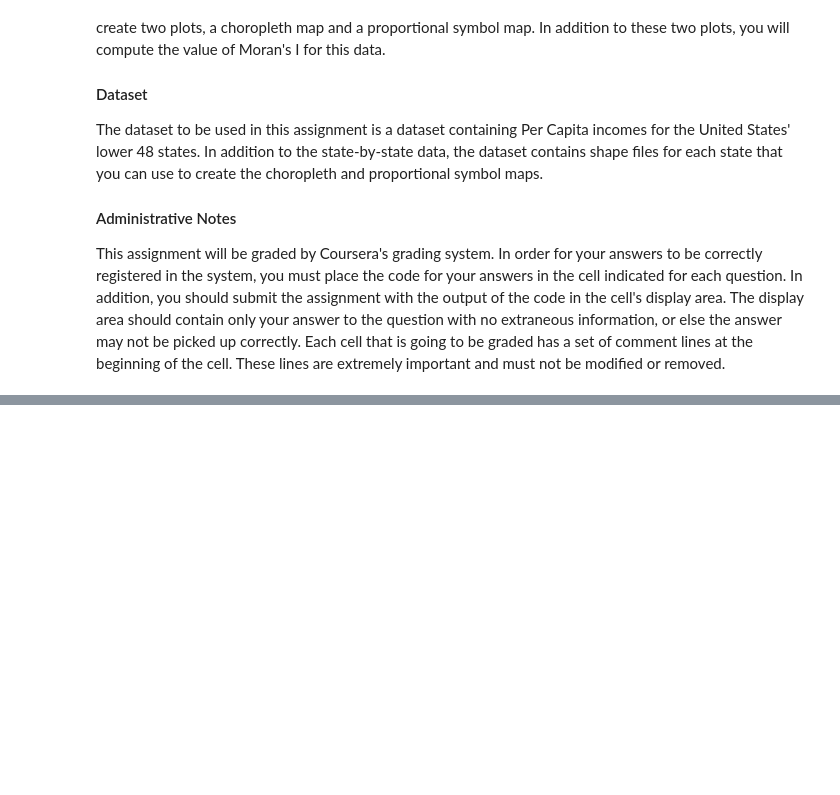
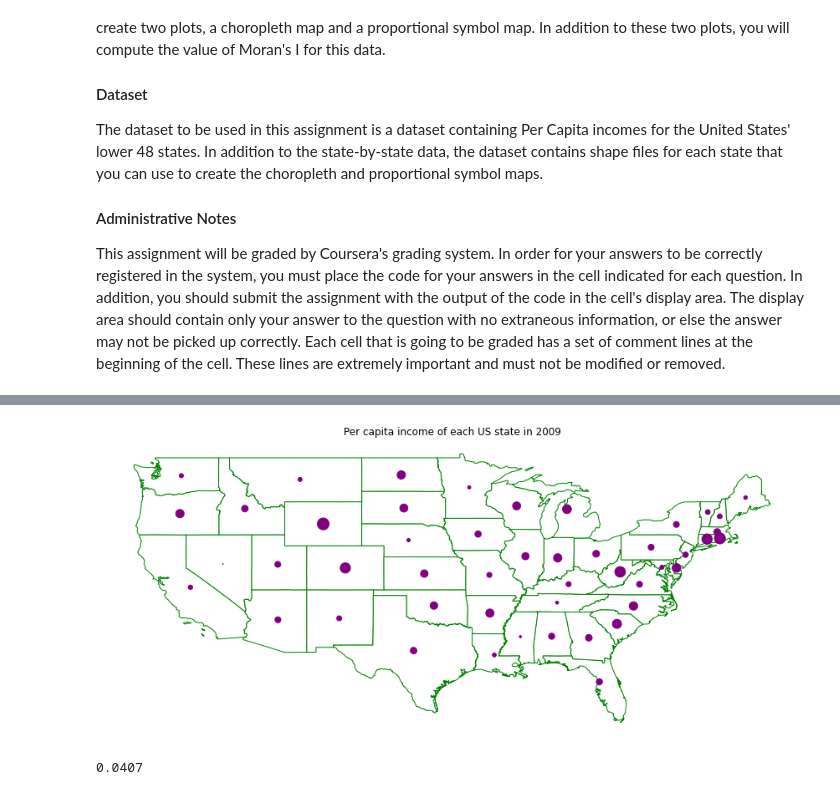
Before and after one commit to claudiordgz/asu-mcs, a Jupyter notebook: CSE578/programming-assignments/Assignment 5.ipynb, the cells around one changed output, grey strips where cells are left out. Saved outputs shown, nothing was run; the diff lists cells and outputs as text; code cells hidden in the pictures; blank space fills up the shorter version.

```diff
--- a/CSE578/programming-assignments/Assignment 5.ipynb
+++ b/CSE578/programming-assignments/Assignment 5.ipynb
@@ -20,10 +49,30 @@ This assignment will be graded by Coursera's grading system. In order for your a
 # %%
 # Graded Cell, PartID: FqNRm
 # Part 2: Again using the PySal Data, create a proportional symbol map showing
 # a dot at the centroid of each state that is scaled to the per capita income
 # of each US state in 2009.
 # Notes: The demonstration notebook for this unit contains code that performs
 # a similar task and may be a useful reference for your assignment.
+
+plt.close('all')
+
+us_df['centroid_column'] = us_df.centroid
+centroids = list(us_df['centroid_column'])
+df = pd.DataFrame({'y':[centroids[i].y for i in range(len(centroids))], \
+                   'x':[centroids[i].x for i in range(len(centroids))], \
+                   'data':list(us_df['per_cap'])})
+base = us_df.plot(color='white', edgecolor='green', figsize=(15,15))
+min_max_scaler = preprocessing.MinMaxScaler()
+x = df[['data']].values.astype(int)
+x_scaled = (min_max_scaler.fit_transform(x)).flatten()
+x_scaled = x_scaled * 200
+x_scaled = [x if x != 0 else 0.5 for x in x_scaled]
+df.plot(kind='scatter', x='x', y='y', s=x_scaled, ax=base, c='purple')
+plt.axis('off')
+plt.title("Per capita income of each US state in 2009")
+plt.show()
+# %% [output]
+[figure, added]
 # %%
 # Graded Cell, PartID: CtQYv
 # Part 3: Using the same data, compute the value of Moran's I for the per
@@ -31,3 +80,11 @@ This assignment will be graded by Coursera's grading system. In order for your a
 # value of I rounded to 4 decimal places (i.e. x.XXXX)
 # Notes: Again, the PySal and GeoPandas libraries may contain useful utility
 # functions.
+
+y = us_df['per_cap']
+df = gpd.read_file(examples.get_path('us48.shx'))
+w = weights.Rook.from_dataframe(df)
+mi = esda.Moran(y, w, two_tailed=False)
+print (round(mi.I, 4))
+# %% [output]
+0.0407
```
Also changed, not shown: parts of 2 cells of this notebook, 1 other file.
